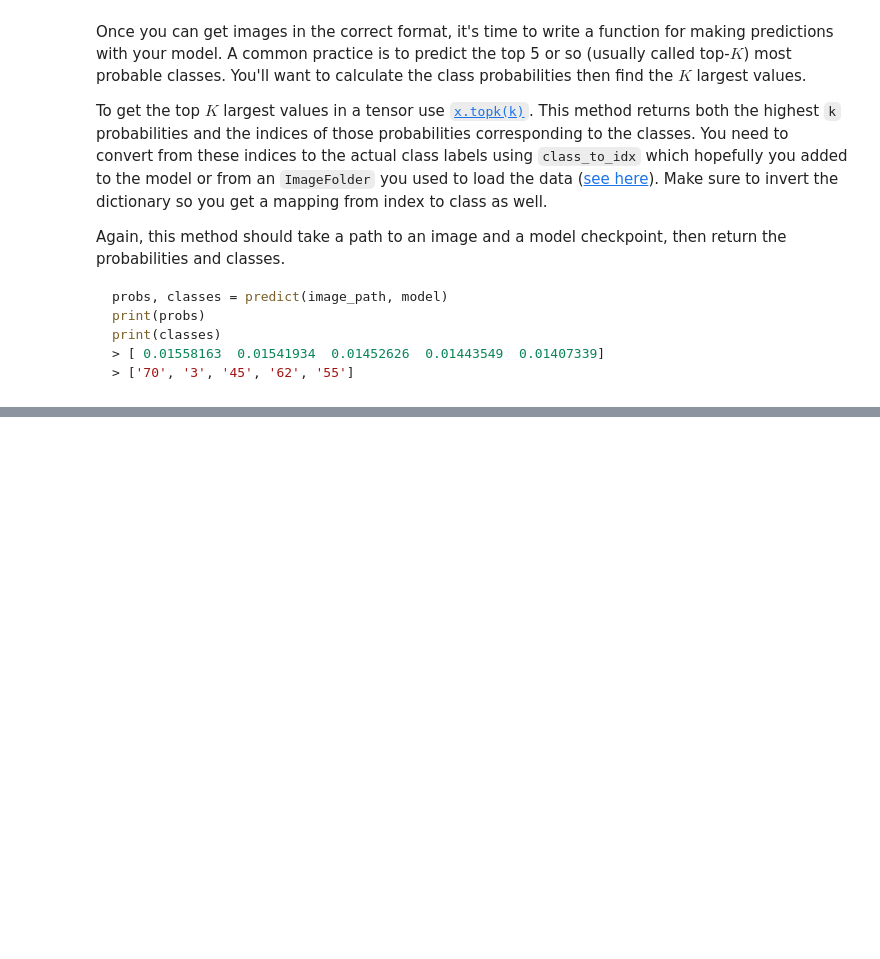
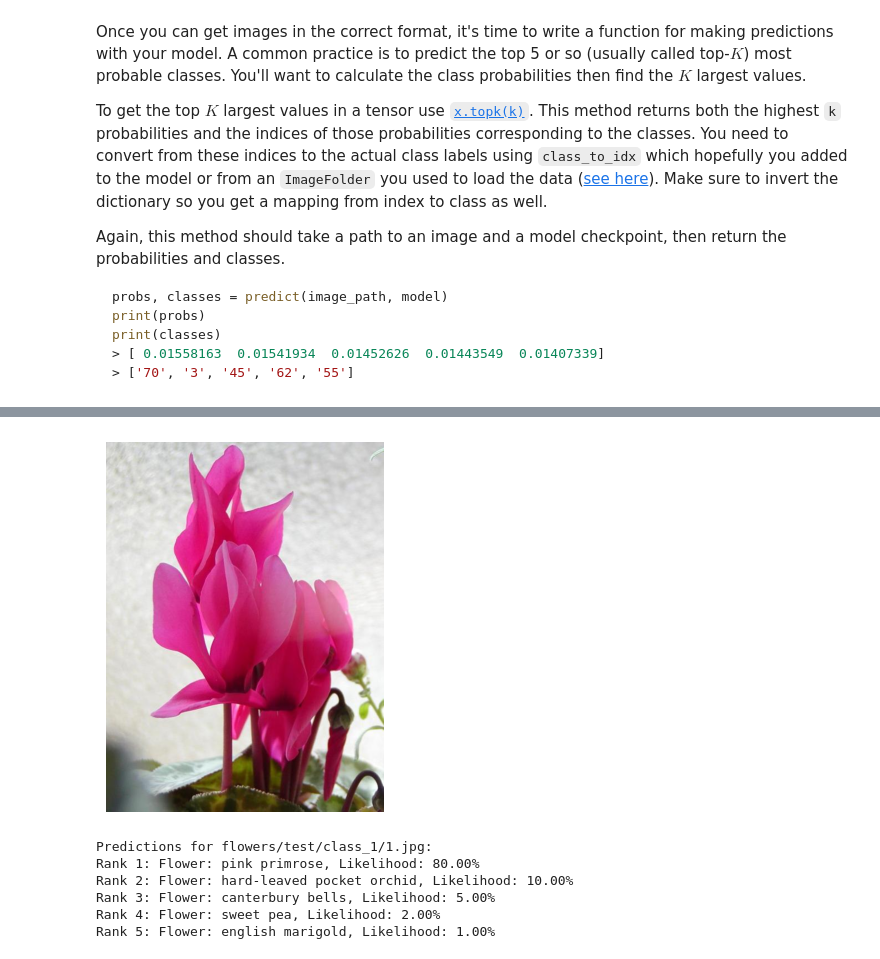
Before and after one commit to gatwirival/flower-classfier, a Jupyter notebook: Image Classifier Project.ipynb, the cells around one changed output, grey strips where cells are left out. Drawn from its saved outputs; the diff is of its cells as text; code cells hidden in the pictures; blank space fills up the shorter version.

```diff
--- a/Image Classifier Project.ipynb
+++ b/Image Classifier Project.ipynb
@@ -185,0 +415,40 @@ You can convert from the class integer encoding to actual flower names with the
+# %%
+
+def show_image(image_path):
+    # Display the image using matplotlib
+    img = Image.open(image_path)
+    plt.imshow(img)
+    plt.axis('off')
+    plt.show()
+
+def display_predictions(image_path, top_probs, top_labels, class_to_name):
+    # Show the image
+    show_image(image_path)
+
+    # Print predictions
+    print(f"Predictions for {image_path}:")
+    for i, (prob, label) in enumerate(zip(top_probs, top_labels), 1):
+        # Adjust the label to match the indexing in class_to_name
+        adjusted_label = str(label + 1)
+        flower_name = class_to_name.get(adjusted_label, f'Unknown Label ({adjusted_label})')
+        print(f"Rank {i}: Flower: {flower_name}, Likelihood: {prob * 100:.2f}%")
+
+# Example usage
+image_path = 'flowers/test/class_1/1.jpg'  # Replace with the path to your image file
+top_probs = [0.8, 0.1, 0.05, 0.02, 0.01]  # Replace with your actual probabilities
+top_labels = [0, 1, 2, 3, 4]  # Replace with your actual labels
+class_to_name_path = 'cat_to_name.json'  # Replace with the path to your category names file
+
+with open(class_to_name_path, 'r') as f:
+    cat_to_name = json.load(f)
+
+# Call the display_predictions function
+display_predictions(image_path, top_probs, top_labels, cat_to_name)
+# %% [output]
+[figure, added]
+Predictions for flowers/test/class_1/1.jpg:
+Rank 1: Flower: pink primrose, Likelihood: 80.00%
+Rank 2: Flower: hard-leaved pocket orchid, Likelihood: 10.00%
+Rank 3: Flower: canterbury bells, Likelihood: 5.00%
+Rank 4: Flower: sweet pea, Likelihood: 2.00%
+Rank 5: Flower: english marigold, Likelihood: 1.00%
```
Also changed, not shown: parts of 18 cells of this notebook, 54 other files.
